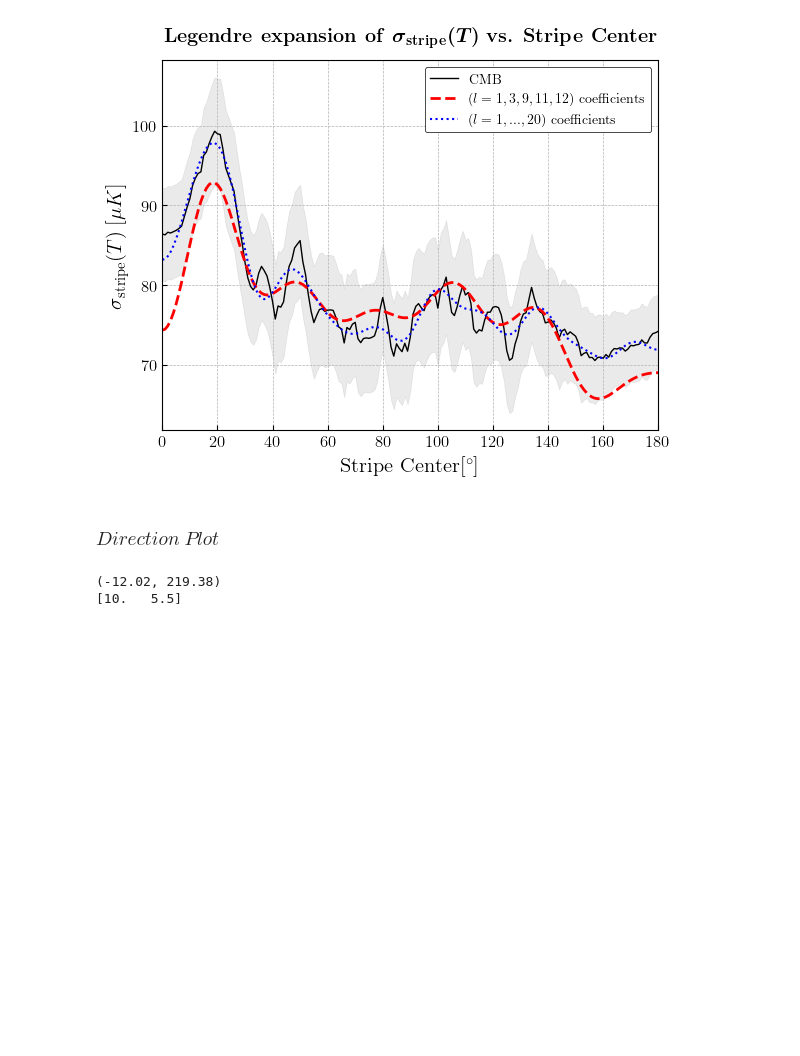
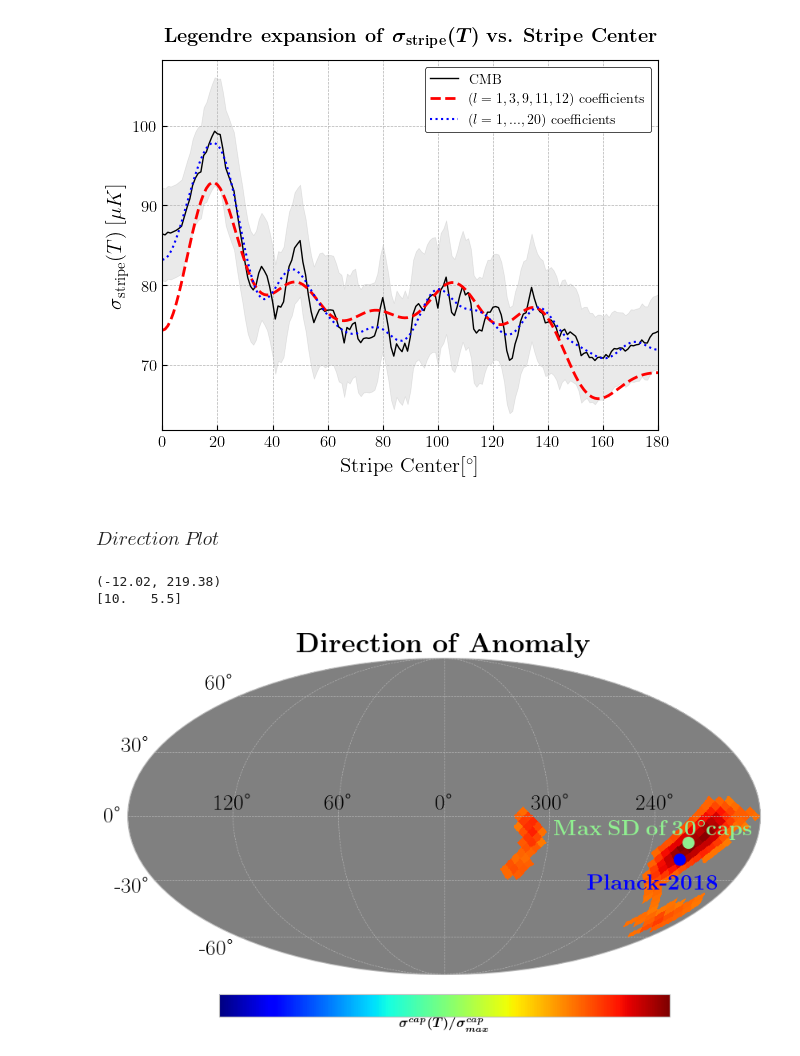
Before and after one commit to jamshidi3d/cmb_anomaly_detection, a Jupyter notebook: plotting.ipynb, the cells around one changed output. Cells and saved outputs as stored; diff of their text form; code cells hidden in the pictures; blank space fills up the shorter version.

```diff
--- a/plotting.ipynb
+++ b/plotting.ipynb
@@ -393,7 +394,7 @@ with plt.style.context('bmh'):
         coord=["G"],
         graticule=True,
         graticule_labels=True,
-        cbar=False,
+        cbar=True,
         cmap="jet",
         min=min_val,
         max=max_val,
@@ -408,6 +409,8 @@ with plt.style.context('bmh'):
         xtick_label_color="k",
         ytick_label_color="k",
         hold=True,
+        unit=r'\boldmath{$\sigma^{cap}(T) / \sigma_{max}^{cap}(T)$}',
+        cbar_ticks=[],
         # xlabel="longitude",
         # ylabel="latitude",
         cb_orientation="horizontal",
@@ -420,31 +423,32 @@ with plt.style.context('bmh'):
                             phi=np.radians(221-360),
                             marker="o", color=col_planck, markersize=10)
 
     plt.annotate(r"\textbf{Planck-2018}",
                 (1.6, -0.6), color=col_planck, fontsize=20)
 
     # Our direction (dir of max)
     col_ours = "lightgreen"
 
     lat, lon = cau.direction.find_dir_by_mac(all_dir_cap_anom, 30, dir_geom_range)
     print("({:.2f}, {:.2f})".format(lat, lon))
 
     hp.newvisufunc.newprojplot(theta=np.radians(90 - lat),
                             phi=np.radians(lon-360),
                             marker="o", color=col_ours, markersize=10)
 
     plt.annotate(r"\textbf{Max\:SD\:of\:\boldmath{$30^\circ$}caps}",
                 (1.1, -0.15), color=col_ours, fontsize=20)
 
     # Save
     # plt.gcf().set_size_inches(12,5.355)
     print(plt.gcf().get_size_inches())
 
     fig.savefig("./output/plots/inpainted/cap/direction_of_anomaly.png",
                 facecolor=(1,1,1,0), dpi=300, transparent=True)
     fig.savefig("./output/plots/inpainted/cap/direction_of_anomaly.pdf",
                 facecolor=(1,1,1,0), dpi=300, transparent=True)
-    # fig.show()
+    plt.show()
 # %% [output]
 (-12.02, 219.38)
 [10.   5.5]
+[figure, added]
```
Also changed, not shown: parts of 1 cell of this notebook, 1 other file.
